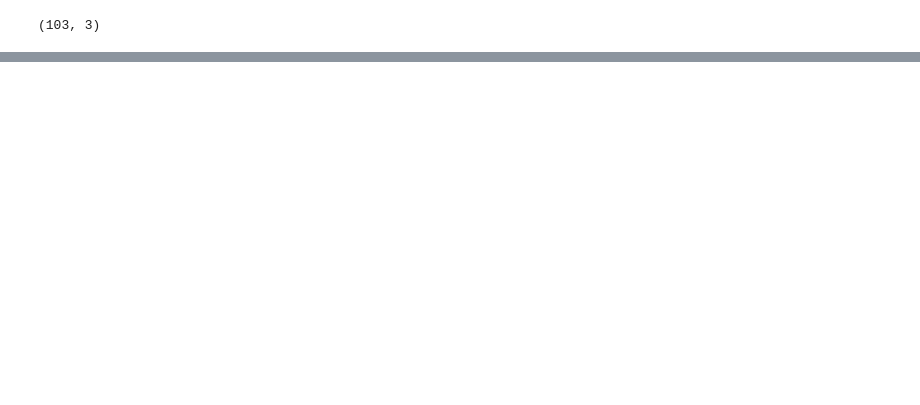
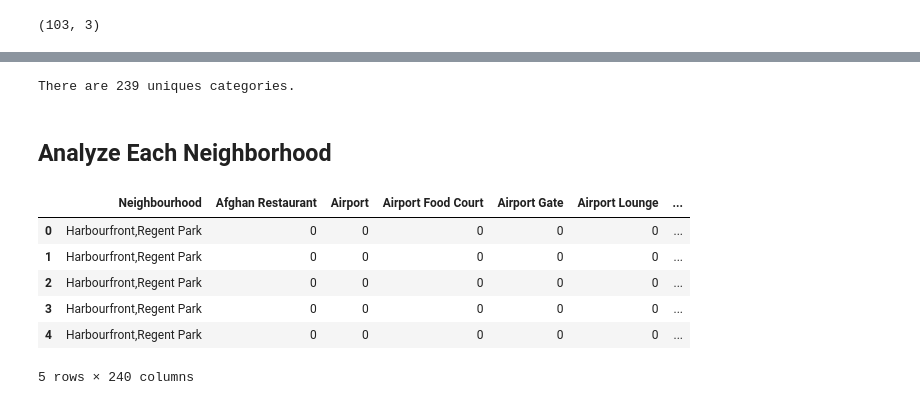
Before and after one commit to MChavoshi96/Coursera_Capstone, a Jupyter notebook: week3_assignment.ipynb, the cells around one changed output, grey strips where cells are left out. Saved outputs shown, nothing was run; the diff lists cells and outputs as text; code cells hidden in the pictures; blank space fills up the shorter version.

```diff
--- a/week3_assignment.ipynb
+++ b/week3_assignment.ipynb
@@ -104,0 +164,4 @@ df.shape
+# %%
+toronto_cols = set([bor for bor in df['Borough'] if 'Toronto' in bor])
+toronto_df = df[df['Borough'].isin(toronto_cols)].reset_index(drop=True)
+toronto_df.head()
@@ -104,0 +175,19 @@ df.shape
+# %%
+# create map of New York using latitude and longitude values
+map_toronto = folium.Map(location=[43.6532, -79.3832], zoom_start=10)
+
+# add markers to map
+for lat, lng, borough, neighborhood in zip(toronto_df['Latitude'], toronto_df['Longitude'], toronto_df['Borough'], toronto_df['Neighbourhood']):
+    label = '{}, {}'.format(neighborhood, borough)
+    label = folium.Popup(label, parse_html=True)
+    folium.CircleMarker(
+        [lat, lng],
+        radius=5,
+        popup=label,
+        color='blue',
+        fill=True,
+        fill_color='#3186cc',
+        fill_opacity=0.7,
+        parse_html=False).add_to(map_toronto)
+
+map_toronto
@@ -104,0 +198,4 @@ df.shape
+# %%
+CLIENT_ID = 'M5BQVZYFBWVLX3SM24AAVCXZ2NRXNANGKH3CRE2J2P4YWW4E' # your Foursquare ID
+CLIENT_SECRET = 'SSHT1LSRICY1LZAKLJ23TPMOTALAVXQFRLFFPWLUHNWS4QKN' # your Foursquare Secret
+VERSION = '20180605' # Foursquare API version
@@ -104,0 +254,5 @@ df.shape
+# %%
+toronto_venues = getNearbyVenues(names=toronto_df['Neighbourhood'],
+                                   latitudes=toronto_df['Latitude'],
+                                   longitudes=toronto_df['Longitude'])
+toronto_venues.head()
@@ -104,0 +310,26 @@ df.shape
+# %%
+print('There are {} uniques categories.'.format(len(toronto_venues['Venue Category'].unique())))
+# %% [output]
+There are 239 uniques categories.
+# %% [markdown]
+## Analyze Each Neighborhood
+# %%
+# one hot encoding
+toronto_onehot = pd.get_dummies(toronto_venues[['Venue Category']], prefix="", prefix_sep="")
+
+# add neighborhood column back to dataframe
+toronto_onehot['Neighbourhood'] = toronto_venues['Neighbourhood']
+
+# move neighborhood column to the first column
+fixed_columns = [toronto_onehot.columns[-1]] + list(toronto_onehot.columns[:-1])
+toronto_onehot = toronto_onehot[fixed_columns]
+
+toronto_onehot.head()
+# %% [output]
+|  | Neighbourhood | Afghan Restaurant | Airport | Airport Food Court | Airport Gate | Airport Lounge | ... |
+| 0 | Harbourfront,Regent Park | 0 | 0 | 0 | 0 | 0 | ... |
+| 1 | Harbourfront,Regent Park | 0 | 0 | 0 | 0 | 0 | ... |
+| 2 | Harbourfront,Regent Park | 0 | 0 | 0 | 0 | 0 | ... |
+| 3 | Harbourfront,Regent Park | 0 | 0 | 0 | 0 | 0 | ... |
+| 4 | Harbourfront,Regent Park | 0 | 0 | 0 | 0 | 0 | ... |
+5 rows × 240 columns
```
Also changed, not shown: parts of 38 cells of this notebook.
